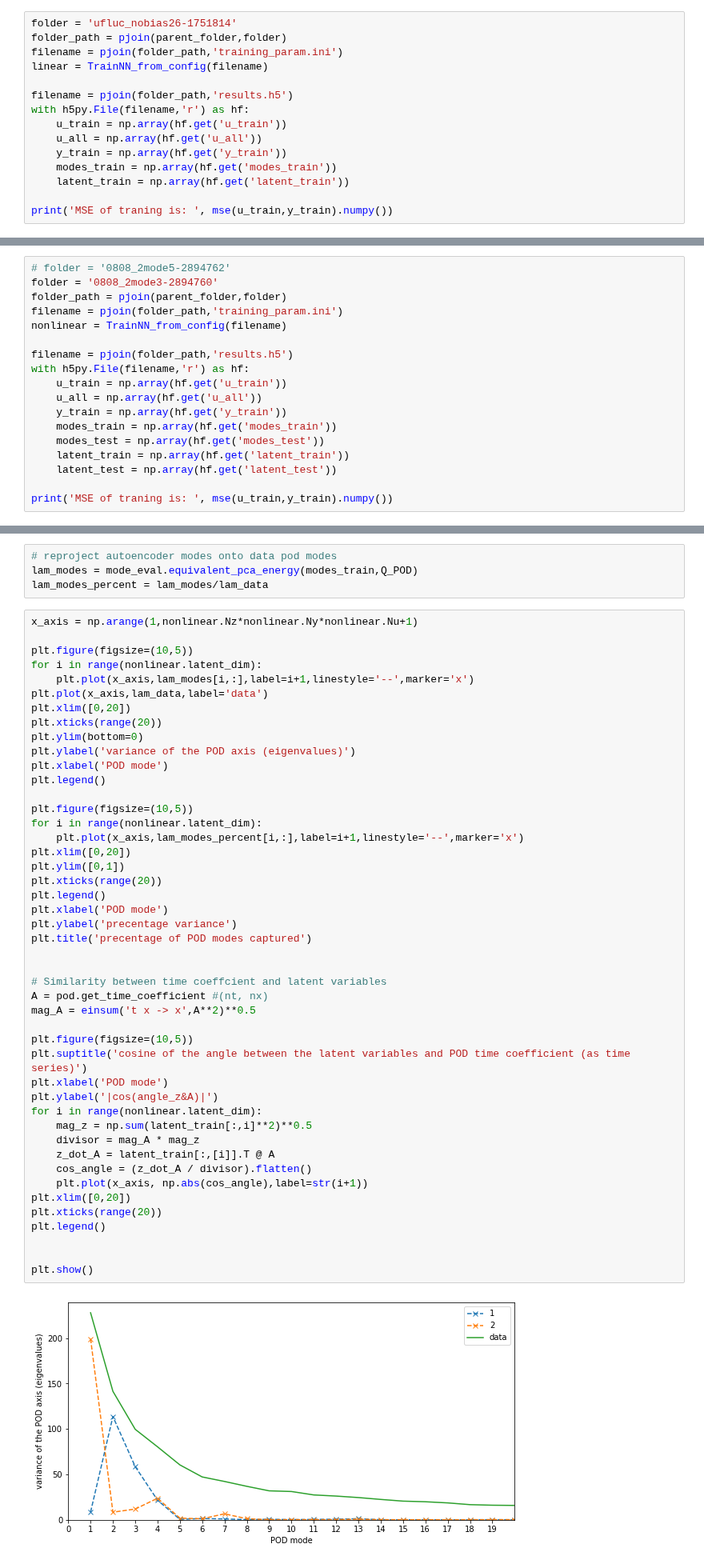
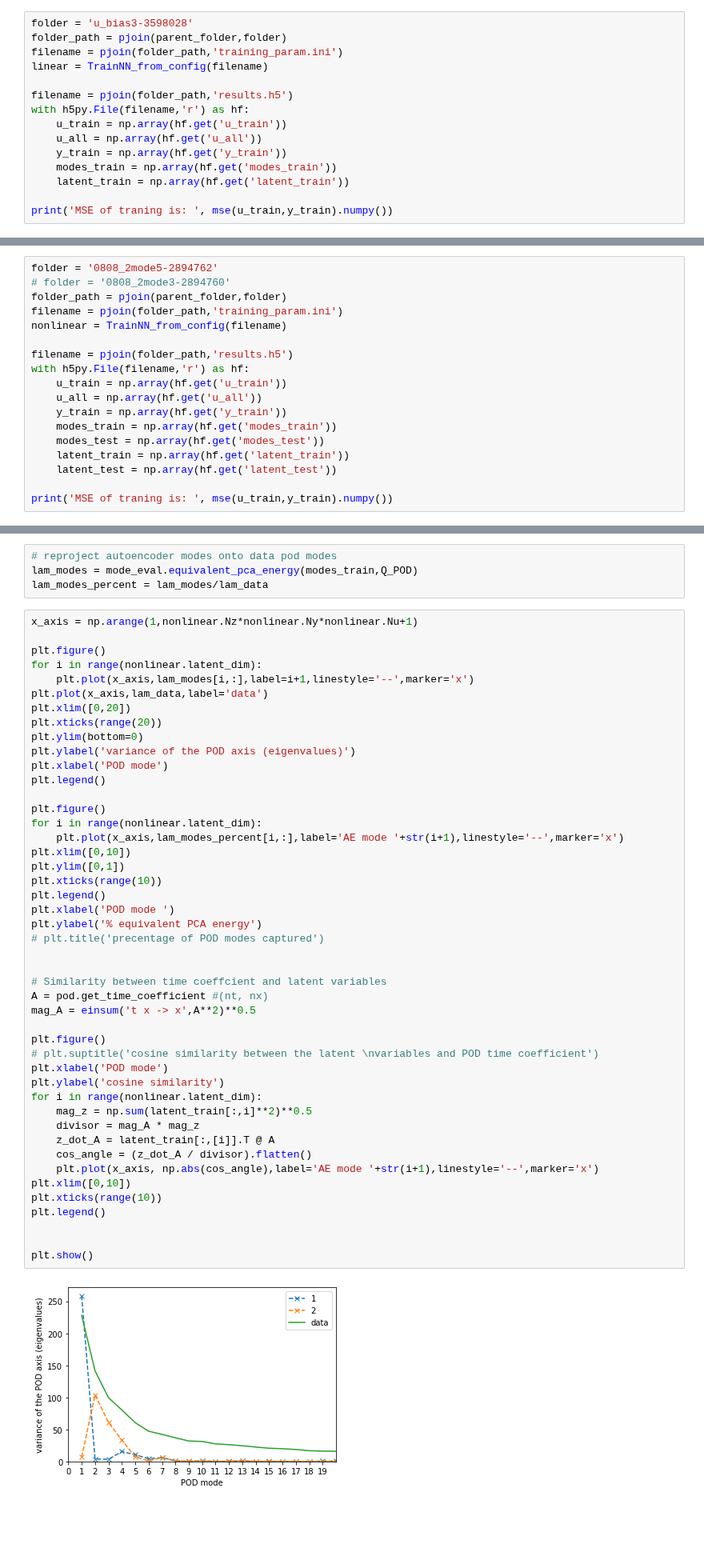
Before and after one commit to MagriLab/MD-CNN-AE, a Jupyter notebook: notebook_visualise/visualise_experiment.ipynb, the cells around one changed output, grey strips where cells are left out. Shown at 80% size. Cells and saved outputs as stored; diff of their text form; blank space fills up the shorter version.

Commit message:
improved visualisation

```diff
--- a/notebook_visualise/visualise_experiment.ipynb
+++ b/notebook_visualise/visualise_experiment.ipynb
@@ -49,7 +50,7 @@ if gpus:
 parent_folder = '/home/ym917/Documents/Results/experiment_linear_samedata'
 !ls -v $parent_folder
 # %%
-folder = 'ufluc_nobias26-1751814'
+folder = 'u_bias3-3598028'
 folder_path = pjoin(parent_folder,folder)
 filename = pjoin(folder_path,'training_param.ini')
 linear = TrainNN_from_config(filename)
@@ -184,8 +185,8 @@ folder_list = ! ls -v $parent_folder
 0808_2mode3-2894760  0808_2mode7-2894764  grouping_modes_1.csv
 0808_2mode4-2894761  0808_2mode8-2894765  grouping_modes_2.csv
 # %%
-# folder = '0808_2mode5-2894762'
-folder = '0808_2mode3-2894760'
+folder = '0808_2mode5-2894762'
+# folder = '0808_2mode3-2894760'
 folder_path = pjoin(parent_folder,folder)
 filename = pjoin(folder_path,'training_param.ini')
 nonlinear = TrainNN_from_config(filename)
@@ -243,48 +246,48 @@ lam_modes_percent = lam_modes/lam_data
 # %%
 x_axis = np.arange(1,nonlinear.Nz*nonlinear.Ny*nonlinear.Nu+1)
 
-plt.figure(figsize=(10,5))
+plt.figure()
 for i in range(nonlinear.latent_dim):
     plt.plot(x_axis,lam_modes[i,:],label=i+1,linestyle='--',marker='x')
 plt.plot(x_axis,lam_data,label='data')
 plt.xlim([0,20])
 plt.xticks(range(20))
 plt.ylim(bottom=0)
 plt.ylabel('variance of the POD axis (eigenvalues)')
 plt.xlabel('POD mode')
 plt.legend()
 
-plt.figure(figsize=(10,5))
+plt.figure()
 for i in range(nonlinear.latent_dim):
-    plt.plot(x_axis,lam_modes_percent[i,:],label=i+1,linestyle='--',marker='x')
-plt.xlim([0,20])
+    plt.plot(x_axis,lam_modes_percent[i,:],label='AE mode '+str(i+1),linestyle='--',marker='x')
+plt.xlim([0,10])
 plt.ylim([0,1])
-plt.xticks(range(20))
+plt.xticks(range(10))
 plt.legend()
-plt.xlabel('POD mode')
-plt.ylabel('precentage variance')
-plt.title('precentage of POD modes captured')
+plt.xlabel('POD mode ')
+plt.ylabel('% equivalent PCA energy')
+# plt.title('precentage of POD modes captured')
 
 
 # Similarity between time coeffcient and latent variables
 A = pod.get_time_coefficient #(nt, nx)
 mag_A = einsum('t x -> x',A**2)**0.5
 
-plt.figure(figsize=(10,5))
-plt.suptitle('cosine of the angle between the latent variables and POD time coefficient (as time series)')
+plt.figure()
+# plt.suptitle('cosine similarity between the latent \nvariables and POD time coefficient')
 plt.xlabel('POD mode')
-plt.ylabel('|cos(angle_z&A)|')
+plt.ylabel('cosine similarity')
 for i in range(nonlinear.latent_dim):
     mag_z = np.sum(latent_train[:,i]**2)**0.5
     divisor = mag_A * mag_z
     z_dot_A = latent_train[:,[i]].T @ A
     cos_angle = (z_dot_A / divisor).flatten()
-    plt.plot(x_axis, np.abs(cos_angle),label=str(i+1))
-plt.xlim([0,20])
-plt.xticks(range(20))
+    plt.plot(x_axis, np.abs(cos_angle),label='AE mode '+str(i+1),linestyle='--',marker='x')
+plt.xlim([0,10])
+plt.xticks(range(10))
 plt.legend()
 
 
 plt.show()
 # %% [output]
-[figure, old version]
+[figure, new version]
```
Also changed, not shown: parts of 10 cells of this notebook, 2 other files.
